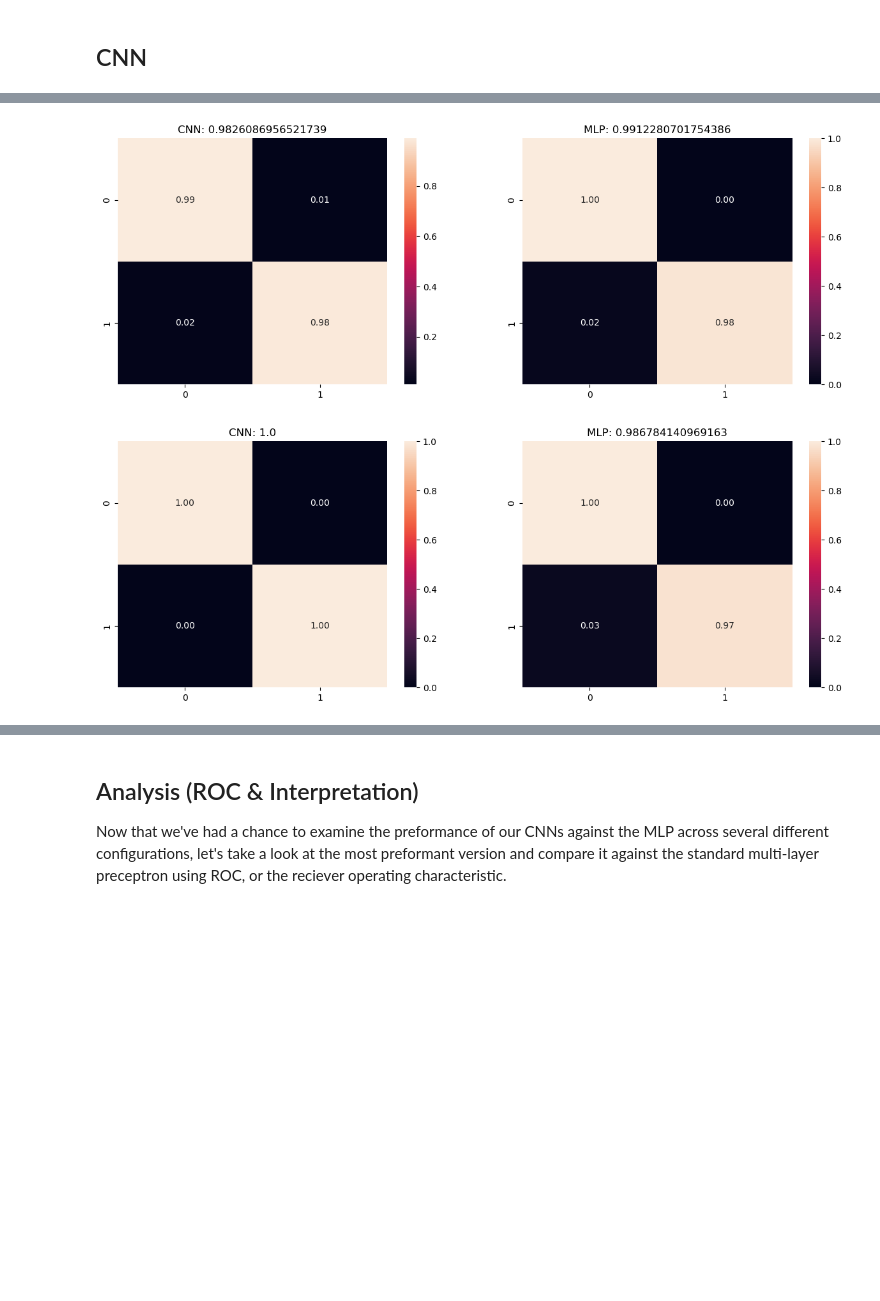
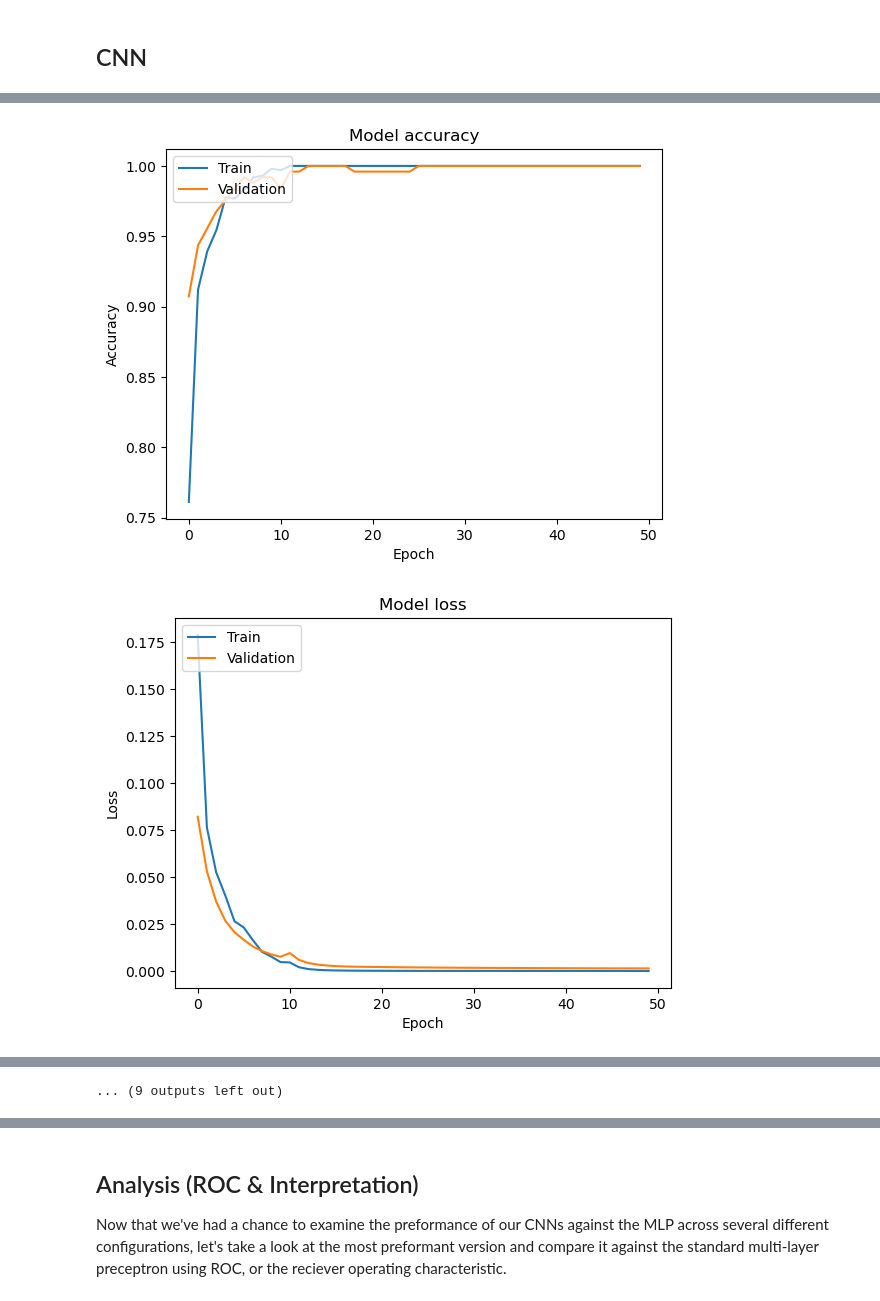
Before and after one commit to S-Bryce/ML-Lab-6, a Jupyter notebook: main.ipynb, the cells around one changed output, grey strips where cells are left out. Saved outputs shown, nothing was run; the diff lists cells and outputs as text; code cells hidden in the pictures; blank space fills up the shorter version.

```diff
--- a/main.ipynb
+++ b/main.ipynb
@@ -340,7 +323,8 @@ for train_index, test_index in sss.split(images, targets):
 
     history = mlp.fit(X_train, y_train,
             batch_size=32, epochs=50,
-            shuffle=False, verbose=False)
+            shuffle=False, verbose=False,
+                     validation_split=0.2)
 
     yhat_proba = np.rint(mlp.predict(X_test))
     # Compute the ROC curve and AUC for the current fold
@@ -442,7 +432,8 @@ for train_index, test_index in sss.split(images, targets):
 
     history = cnn.fit(X_train, y_train,
             batch_size=32, epochs=50,
-            shuffle=False, verbose=0)
+            shuffle=False, verbose=False,
+                     validation_split=0.2)
 
     yhat_proba = np.rint(cnn.predict(X_test))
     # Compute the ROC curve and AUC for the current fold
@@ -556,7 +557,8 @@ for train_index, test_index in sss.split(images, targets):
 
     history = cnn2.fit(X_train, y_train,
             batch_size=32, epochs=50,
-            shuffle=False, verbose=0)
+            shuffle=False, verbose=False,
+                       validation_split=0.2)
     plot_model_history(history)
     compare_mlp_cnn(cnn2,mlp,X_test,y_test)
 
@@ -586,2 +577,2 @@ Wall time: 38.6 s
-[figure, old version]
+[figure, new version]
-[figure, old version]
+[figure, new version]
@@ -589,3 +589,4 @@ Wall time: 38.6 s
+... (9 outputs left out)
 # %%
 cnn2.summary()
 # Compute the overall ROC curve and AUC for all the folds
```
Also changed, not shown: parts of 14 cells of this notebook.
